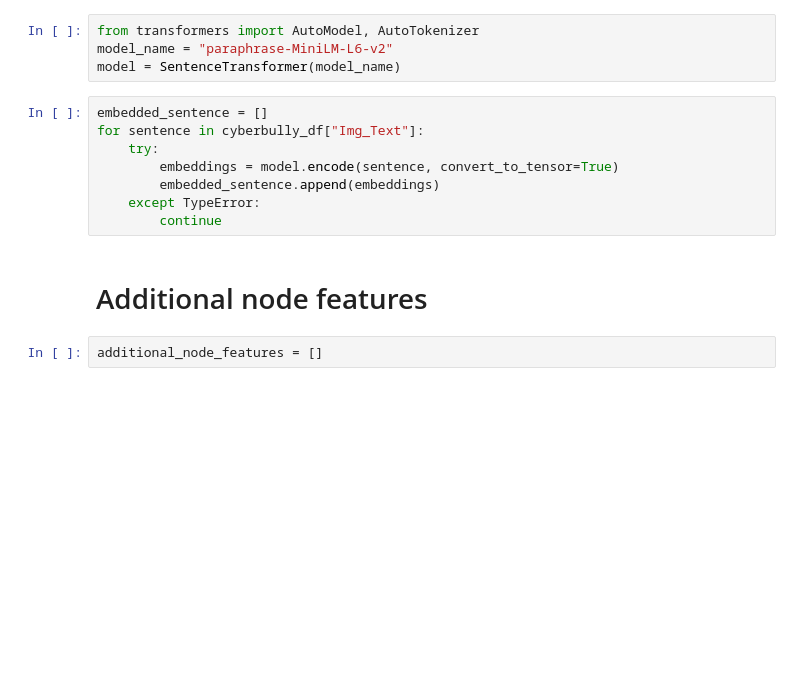
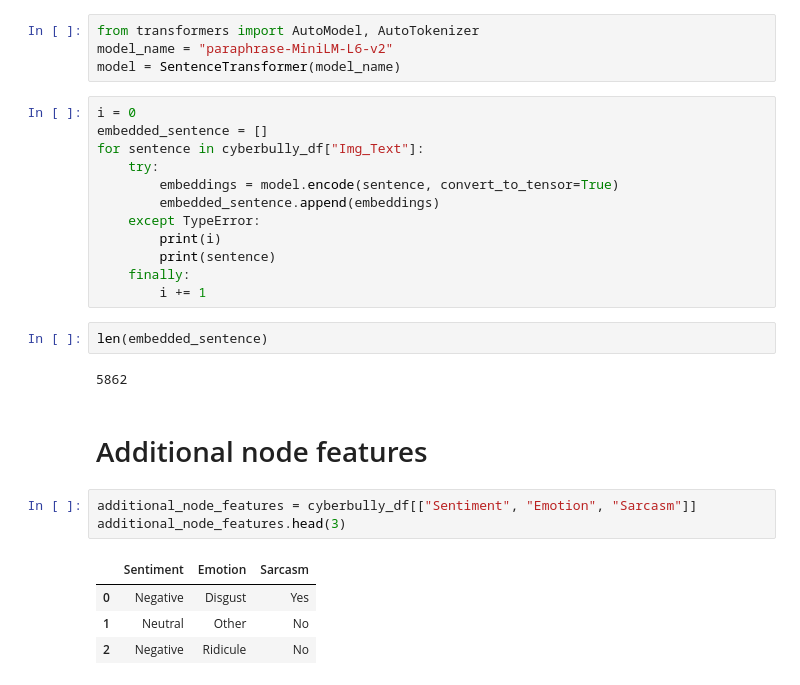
Before and after one commit to ShermsRL/Learning-GNN, a Jupyter notebook: GNN_Example.ipynb, the cells around one changed output. Drawn from its saved outputs; the diff is of its cells as text; blank space fills up the shorter version.

Commit message:
complete node features

```diff
--- a/GNN_Example.ipynb
+++ b/GNN_Example.ipynb
@@ -53,14 +53,28 @@ from transformers import AutoModel, AutoTokenizer
 model_name = "paraphrase-MiniLM-L6-v2"
 model = SentenceTransformer(model_name)
 # %%
+i = 0
 embedded_sentence = []
 for sentence in cyberbully_df["Img_Text"]:
     try:
         embeddings = model.encode(sentence, convert_to_tensor=True)
         embedded_sentence.append(embeddings)
     except TypeError:
-        continue
+        print(i)
+        print(sentence)
+    finally:
+        i += 1
+# %%
+len(embedded_sentence)
+# %% [output]
+5862
 # %% [markdown]
 # Additional node features
-# %%
-additional_node_features = []
+# %%
+additional_node_features = cyberbully_df[["Sentiment", "Emotion", "Sarcasm"]]
+additional_node_features.head(3)
+# %% [output]
+|  | Sentiment | Emotion | Sarcasm |
+| 0 | Negative | Disgust | Yes |
+| 1 | Neutral | Other | No |
+| 2 | Negative | Ridicule | No |
```
Also changed, not shown: parts of 7 cells of this notebook.
